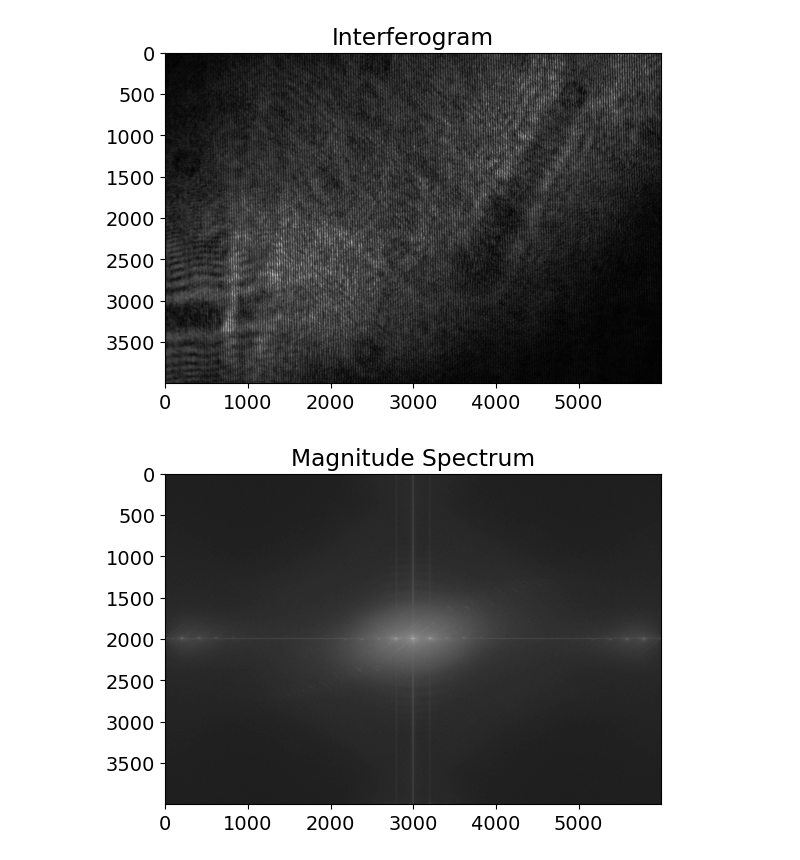
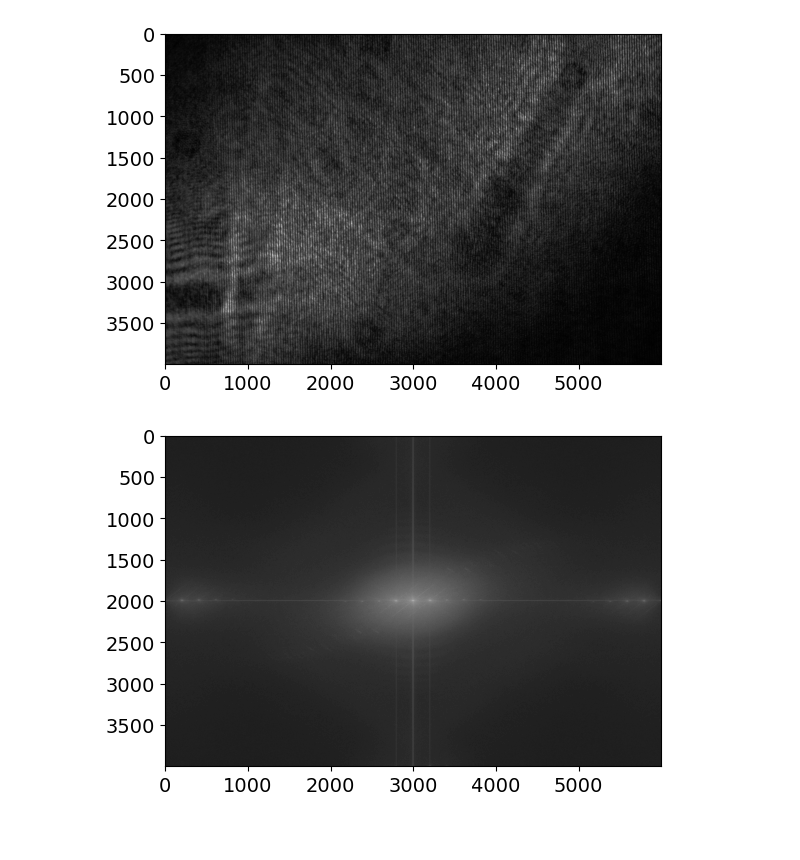
Before and after one commit to RuppertPatterson/FFTWavelengthMeasure, a Jupyter notebook: fft.ipynb, the cells around one changed output. Cells and saved outputs as stored; diff of their text form; code cells hidden in the pictures; blank space fills up the shorter version.

```diff
--- a/fft.ipynb
+++ b/fft.ipynb
@@ -17,22 +17,19 @@ image = Image.open(image_path)
 # %%
 interferogram = io.imread(image_path, as_gray=True)
 
 # Display the interferogram
 plt.imshow(interferogram, cmap='gray')
-plt.title('Interferogram')
 plt.show()
 fft_result = np.fft.fft2(interferogram)
 fft_shifted = np.fft.fftshift(fft_result)
 
 # Calculate magnitude spectrum
 magnitude_spectrum = np.abs(fft_shifted)
 
 # Display the magnitude spectrum
 plt.imshow(np.log(1 + magnitude_spectrum), cmap='gray')
-plt.title('Magnitude Spectrum')
 plt.show()
-distance_between_fringes = 36 # Provide the distance in pixels
 # %% [output]
-[figure, old version]
+[figure, new version]
-[figure, old version]
+[figure, new version]
 # %%
```
Also changed, not shown: parts of 5 cells of this notebook.
